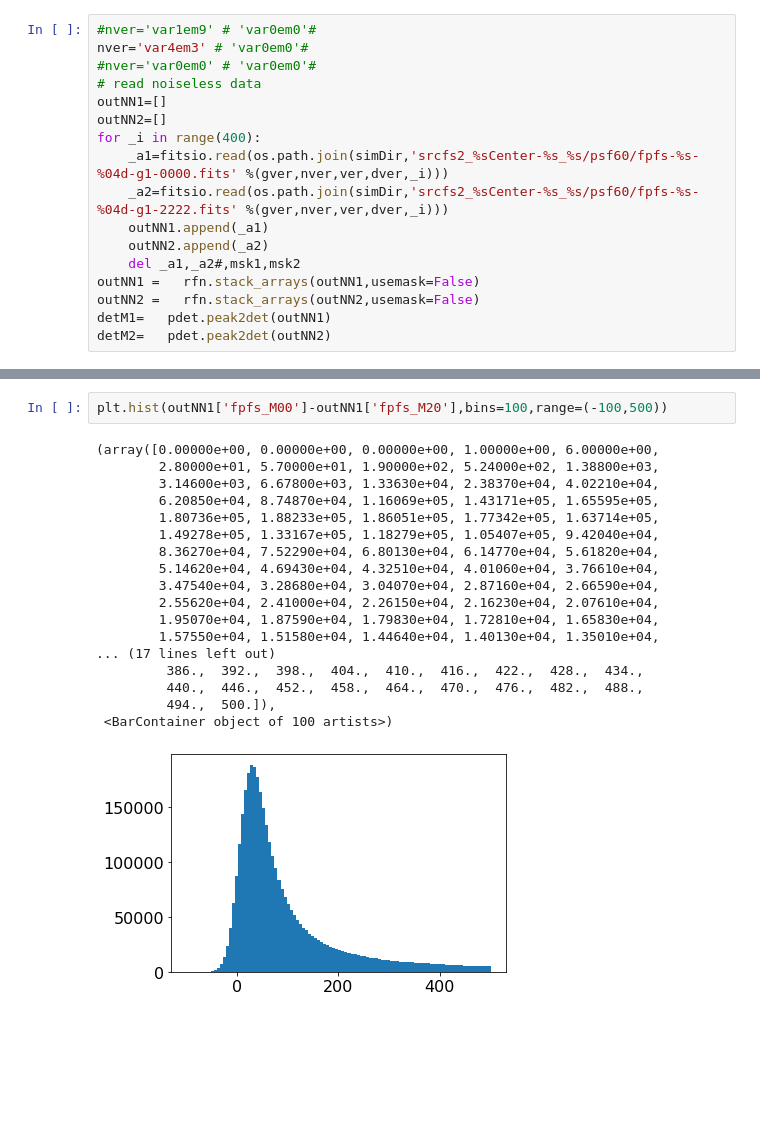
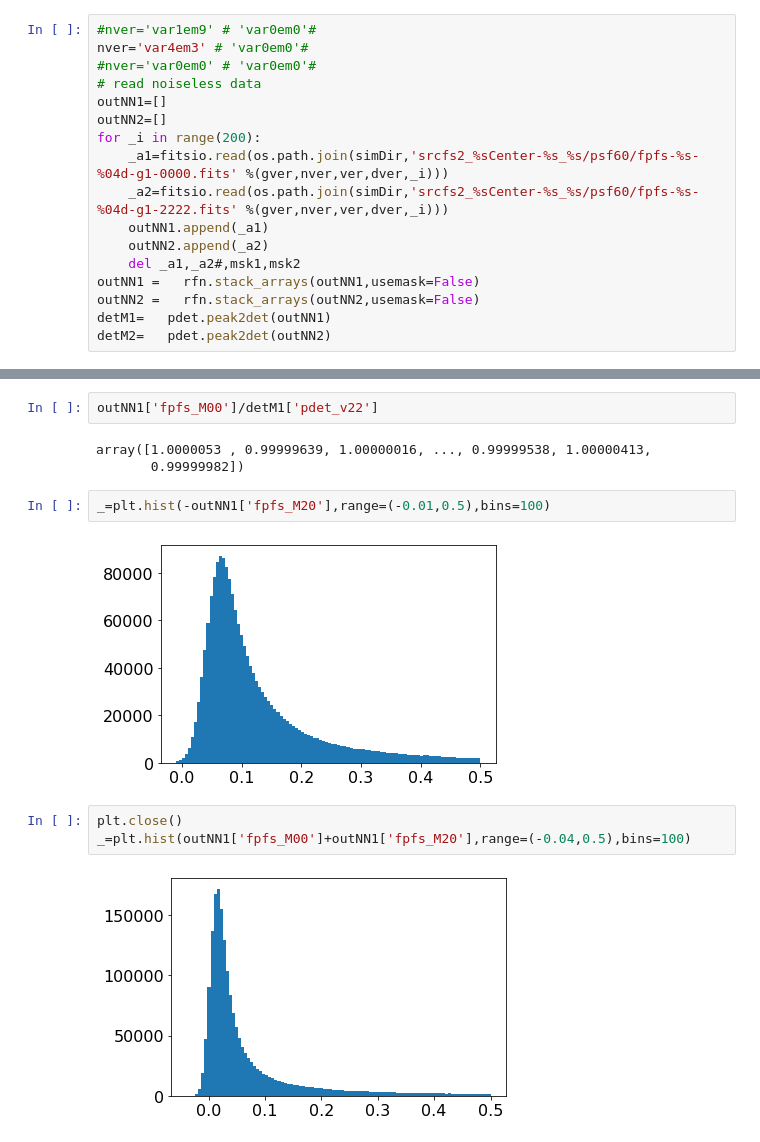
Before and after one commit to mr-superonion/FPFS_notebooks, a Jupyter notebook: ipynb/4_sheartest_noisy/5_fourierShapelets_noisy_resolution.ipynb, the cells around one changed output, grey strips where cells are left out. Cells and saved outputs as stored; diff of their text form; blank space fills up the shorter version.

```diff
--- a/ipynb/4_sheartest_noisy/5_fourierShapelets_noisy_resolution.ipynb
+++ b/ipynb/4_sheartest_noisy/5_fourierShapelets_noisy_resolution.ipynb
@@ -150,7 +155,7 @@ nver='var4em3' # 'var0em0'#
 # read noiseless data
 outNN1=[]
 outNN2=[]
-for _i in range(400):
+for _i in range(200):
     _a1=fitsio.read(os.path.join(simDir,'srcfs2_%sCenter-%s_%s/psf60/fpfs-%s-%04d-g1-0000.fits' %(gver,nver,ver,dver,_i)))
     _a2=fitsio.read(os.path.join(simDir,'srcfs2_%sCenter-%s_%s/psf60/fpfs-%s-%04d-g1-2222.fits' %(gver,nver,ver,dver,_i)))
     outNN1.append(_a1)
@@ -171,21 +189,14 @@ gc.collect()
+# %%
+outNN1['fpfs_M00']/detM1['pdet_v22']
+# %% [output]
+array([1.0000053 , 0.99999639, 1.00000016, ..., 0.99999538, 1.00000413,
+       0.99999982])
+# %%
+_=plt.hist(-outNN1['fpfs_M20'],range=(-0.01,0.5),bins=100)
+# %% [output]
+[figure, added]
 # %%
-plt.hist(outNN1['fpfs_M00']-outNN1['fpfs_M20'],bins=100,range=(-100,500))
+plt.close()
+_=plt.hist(outNN1['fpfs_M00']+outNN1['fpfs_M20'],range=(-0.04,0.5),bins=100)
 # %% [output]
-(array([0.00000e+00, 0.00000e+00, 0.00000e+00, 1.00000e+00, 6.00000e+00,
-        2.80000e+01, 5.70000e+01, 1.90000e+02, 5.24000e+02, 1.38800e+03,
-        3.14600e+03, 6.67800e+03, 1.33630e+04, 2.38370e+04, 4.02210e+04,
-        6.20850e+04, 8.74870e+04, 1.16069e+05, 1.43171e+05, 1.65595e+05,
-        1.80736e+05, 1.88233e+05, 1.86051e+05, 1.77342e+05, 1.63714e+05,
-        1.49278e+05, 1.33167e+05, 1.18279e+05, 1.05407e+05, 9.42040e+04,
-        8.36270e+04, 7.52290e+04, 6.80130e+04, 6.14770e+04, 5.61820e+04,
-        5.14620e+04, 4.69430e+04, 4.32510e+04, 4.01060e+04, 3.76610e+04,
-        3.47540e+04, 3.28680e+04, 3.04070e+04, 2.87160e+04, 2.66590e+04,
-        2.55620e+04, 2.41000e+04, 2.26150e+04, 2.16230e+04, 2.07610e+04,
-        1.95070e+04, 1.87590e+04, 1.79830e+04, 1.72810e+04, 1.65830e+04,
-        1.57550e+04, 1.51580e+04, 1.44640e+04, 1.40130e+04, 1.35010e+04,
-... (17 lines left out)
-         386.,  392.,  398.,  404.,  410.,  416.,  422.,  428.,  434.,
-         440.,  446.,  452.,  458.,  464.,  470.,  476.,  482.,  488.,
-         494.,  500.]),
- <BarContainer object of 100 artists>)
-[figure, old version]
+[figure, new version]
```
Also changed, not shown: parts of 17 cells of this notebook, 7 other files.
